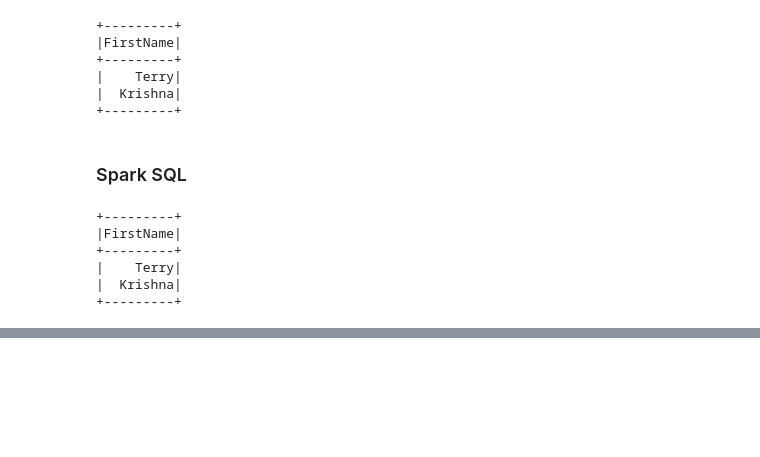
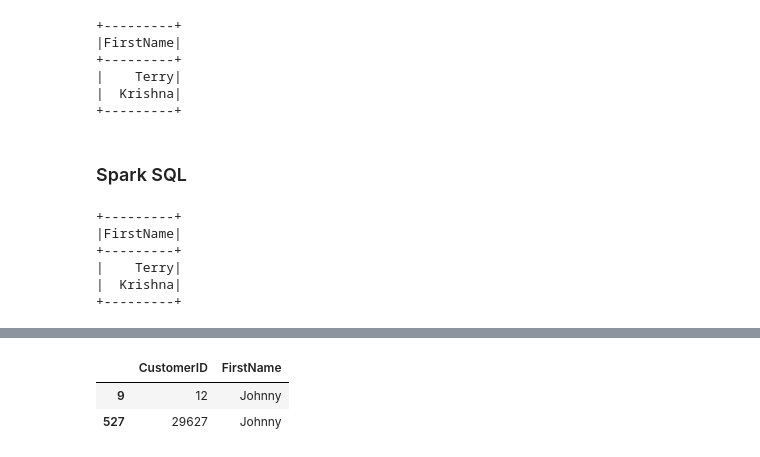
Before and after one commit to alonsoaca/pandas-spark-sql, a Jupyter notebook: sql_pandas_pyspark_demo.ipynb, the cells around one changed output, grey strips where cells are left out. Saved outputs shown, nothing was run; the diff lists cells and outputs as text; code cells hidden in the pictures; blank space fills up the shorter version.

```diff
--- a/aw_pandas_demo.ipynb
+++ b/sql_pandas_pyspark_demo.ipynb
@@ -638,0 +649,6 @@ sqlDF.show()
+# %%
+df_customer_pandas_ps[df_customer_pandas_ps["FirstName"] == "Johnny"][["CustomerID","FirstName"]]
+# %% [output]
+|  | CustomerID | FirstName |
+| 9 | 12 | Johnny |
+| 527 | 29627 | Johnny |
```
Also changed, not shown: parts of 4 cells of this notebook, 6 other files.
